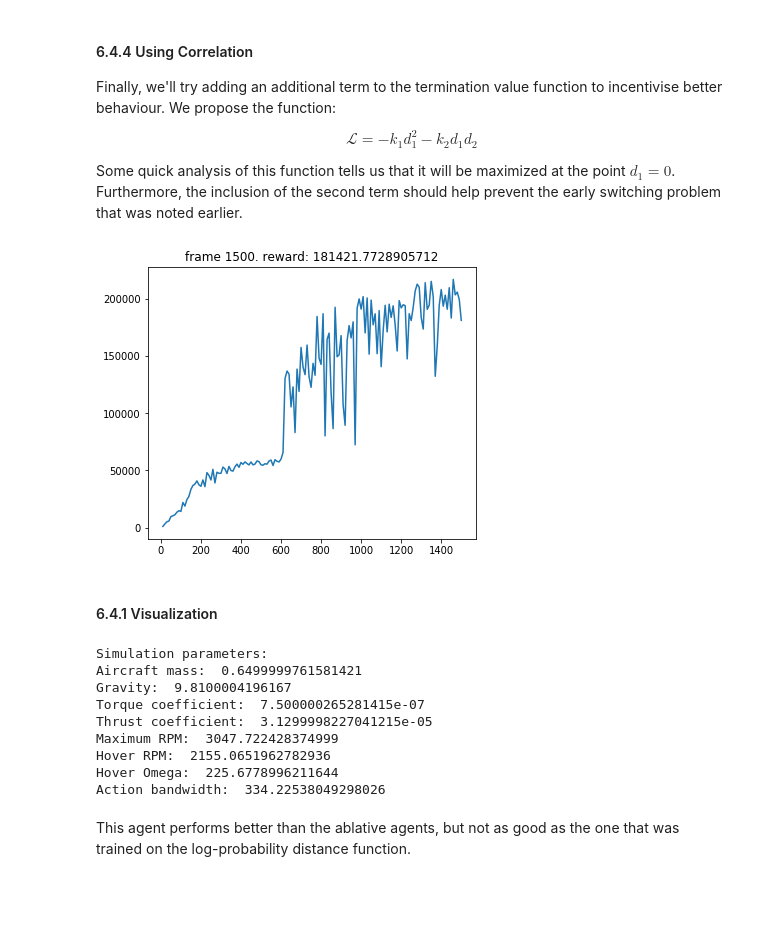
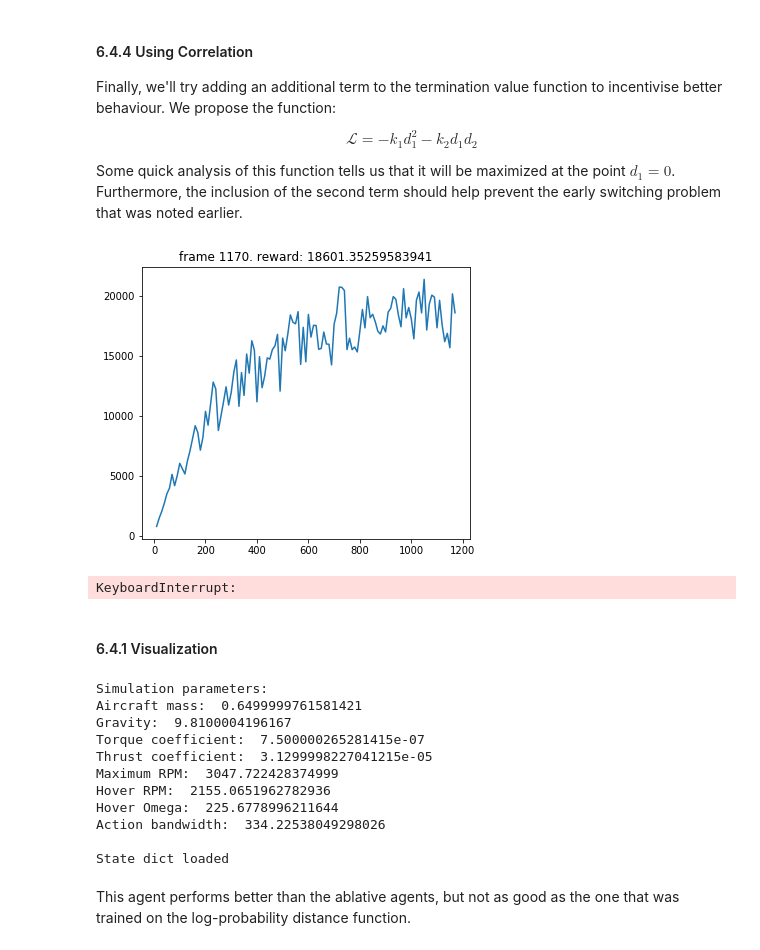
Before and after one commit to seanny1986/quadrotor, a Jupyter notebook: waypoint_navigation.ipynb, the cells around one changed output. Cells and saved outputs as stored; diff of their text form; code cells hidden in the pictures; blank space fills up the shorter version.

```diff
--- a/waypoint_navigation.ipynb
+++ b/waypoint_navigation.ipynb
@@ -684,14 +695,14 @@ for r in radii:
                 torch.nn.Linear(hidden_dim, 1))
     temp_agent = trpo_peb.TRPO(pi, beta, critic, params["network_settings"])
     crit_opt = torch.optim.Adam(critic.parameters())
-    ep, rew, temp_agent = train_standard(env_one, temp_agent, crit_opt, batch_size=4096, iterations=1500, log_interval=10, fname=str(r)+"_rad")
+    ep, rew, temp_agent = train_standard(env_one, temp_agent, crit_opt, batch_size=2048, iterations=1500, log_interval=10, fname=str(r)+"_rad")
     episodes.append(ep)
     rewards.append(rew)
     rad.append(r)
     agents.append(temp_agent)
 
 labels = ["radius 0.10",
-          "radius 0.15",
+          "radius 0.15",111
           "radius 0.20",
           "radius 0.25",
           "radius 0.30",
@@ -699,5 +710,6 @@ labels = ["radius 0.10",
 ax = plt.axes()
 for e, r, ra in zip(episodes, rewards, rad):
     ax.plot(e, r)
+ax.legend(labels)
 plt.show()
 # %% [output]
@@ -1042,5 +1054,5 @@ terminator = Terminator(state_dim, hidden_dim, 2)
 term_agent = AgentIII(pi, beta, critic, terminator, params["network_settings"])
 crit_opt = torch.optim.Adam(critic.parameters())
 term_opt = torch.optim.Adam(terminator.parameters())
-term_ep, term_rew, term_agent = train_term(env_two, term_agent, crit_opt, term_opt, batch_size=4096, iterations=1500, log_interval=10, fname="pi_val")
+term_ep, term_rew, term_agent = train_term(env_two, term_agent, crit_opt, term_opt, batch_size=2048, iterations=1500, log_interval=10, fname="pi_val")
 # %% [output]
@@ -1126,5 +1153,5 @@ terminator = Terminator(state_dim, hidden_dim, 2)
 term_agent = Agent(pi, beta, critic, terminator, params["network_settings"])
 crit_opt = torch.optim.Adam(critic.parameters())
 term_opt = torch.optim.Adam(terminator.parameters())
-term_ep, term_rew, term_agent = train_term(env_two, term_agent, crit_opt, term_opt, batch_size=4096, iterations=1500, log_interval=10, fname="gaussian")
+term_ep, term_rew, term_agent = train_term(env_two, term_agent, crit_opt, term_opt, batch_size=2048, iterations=1500, log_interval=10, fname="gaussian")
 # %% [output]
@@ -1144,11 +1171,16 @@ fname = "gaussian_term.pth.tar"
 pi = Actor(state_dim, hidden_dim, action_dim)
 beta = Actor(state_dim, hidden_dim, action_dim)
 critic = torch.nn.Sequential(
-        torch.nn.Linear(state_dim, hidden_dim),
-        torch.nn.Tanh(),
-        torch.nn.Linear(hidden_dim, hidden_dim),
-        torch.nn.Tanh(),
-        torch.nn.Linear(hidden_dim, 1))
-agent_check = trpo_peb.TRPO(pi, beta, critic, params["network_settings"])
-agent_check.load_state_dict(torch.load("./"+fname))
-_ = rollout(env_one, agent_check, batch_size=2048, render=True)
+                torch.nn.Linear(state_dim, hidden_dim),
+                torch.nn.Tanh(),
+                torch.nn.Linear(hidden_dim, hidden_dim),
+                torch.nn.Tanh(),
+                torch.nn.Linear(hidden_dim, 1)
+                )
+
+terminator = Terminator(state_dim, hidden_dim, 2)
+term_agent_check = Agent(pi, beta, critic, terminator, params["network_settings"])
+term_agent_check.load_state_dict(torch.load("./"+fname))
+print()
+print("State dict loaded")
+_ = rollout(env_one, term_agent_check, batch_size=2048, render=True)
@@ -1170,35 +1223,36 @@ def term_reward(self, state):
     d1 = self.curr_dist
     d2 = np.linalg.norm([x-g for x,g in zip(xyz, self.goal_xyz_next)])
     term_rew = -(15.*d1**2+d1*d2)
     return term_rew
 
 env_two = TrajectoryEnvTerm()
 env_two.reward = MethodType(reward_func, env_two)
 env_two.term_reward = MethodType(term_reward, env_two)
 
 params = cfg.trpo
 
 state_dim = env_two.observation_space.shape[0]
 action_dim = env_two.action_space.shape[0]
 hidden_dim = params["hidden_dim"]
 
 pi = Actor(state_dim, hidden_dim, action_dim)
 beta = Actor(state_dim, hidden_dim, action_dim)
 critic = torch.nn.Sequential(
                 torch.nn.Linear(state_dim, hidden_dim),
                 torch.nn.Tanh(),
                 torch.nn.Linear(hidden_dim, hidden_dim),
                 torch.nn.Tanh(),
                 torch.nn.Linear(hidden_dim, 1)
                 )
 
 terminator = Terminator(state_dim, hidden_dim, 2)
 term_agent = Agent(pi, beta, critic, terminator, params["network_settings"])
 crit_opt = torch.optim.Adam(critic.parameters())
 term_opt = torch.optim.Adam(terminator.parameters())
-term_ep, term_rew, term_agent = train_term(env_two, term_agent, crit_opt, term_opt, batch_size=4096, iterations=1500, log_interval=10, fname="modified_val")
+term_ep, term_rew, term_agent = train_term(env_two, term_agent, crit_opt, term_opt, batch_size=1024, iterations=1500, log_interval=10, fname="modified_val")
 # %% [output]
-[figure, old version]
+[figure, new version]
+KeyboardInterrupt:
 # %% [markdown]
 #### 6.4.1 Visualization
 # %%
@@ -1236,6 +1290,8 @@ critic = torch.nn.Sequential(
 terminator = Terminator(state_dim, hidden_dim, 2)
 term_agent_check = Agent(pi, beta, critic, terminator, params["network_settings"])
 term_agent_check.load_state_dict(torch.load("./"+fname))
+print()
+print("State dict loaded")
 _ = term_rollout(env_two, term_agent_check, batch_size=2048, render=True)
 # %% [output]
 Simulation parameters:
@@ -1247,6 +1303,8 @@ Maximum RPM:  3047.722428374999
 Hover RPM:  2155.0651962782936
 Hover Omega:  225.6778996211644
 Action bandwidth:  334.22538049298026
+
+State dict loaded
 # %% [markdown]
 This agent performs better than the ablative agents, but not as good as the one that was trained on the log-probability distance function.
 # %% [markdown]
```
Also changed, not shown: parts of 17 cells of this notebook, 11 other files.
